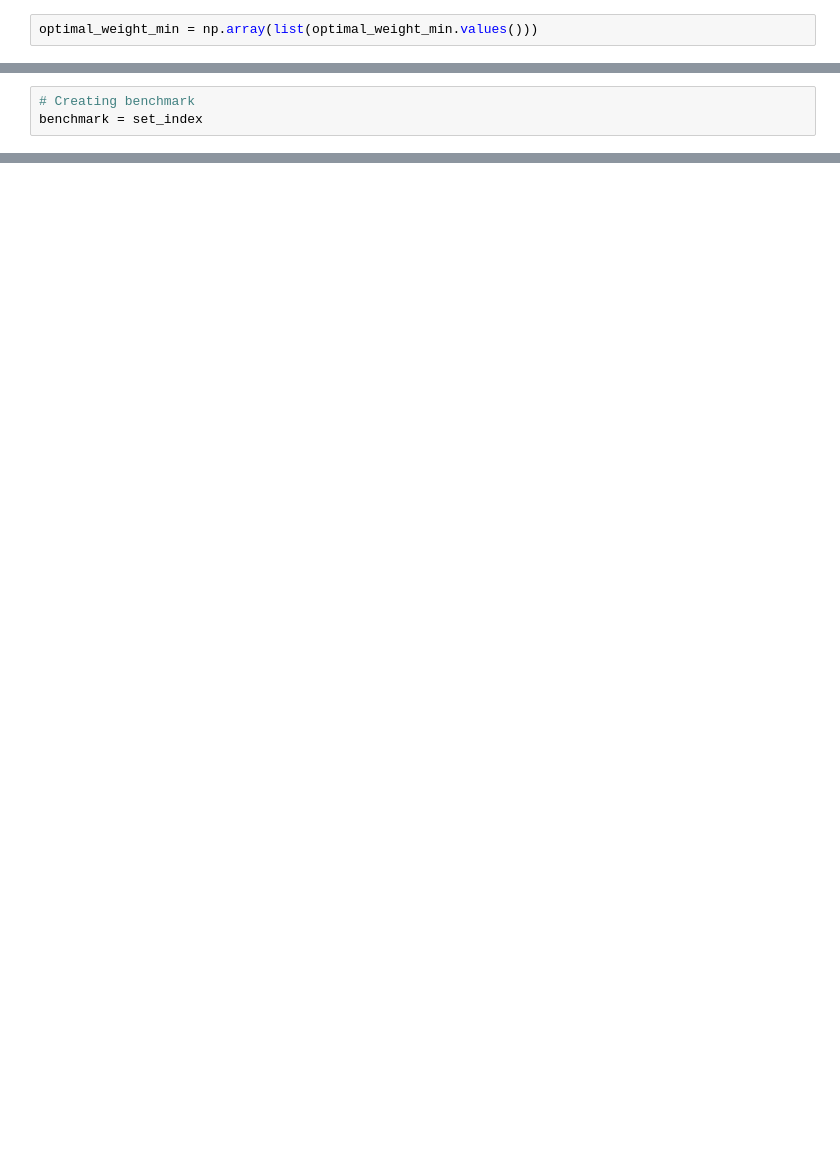
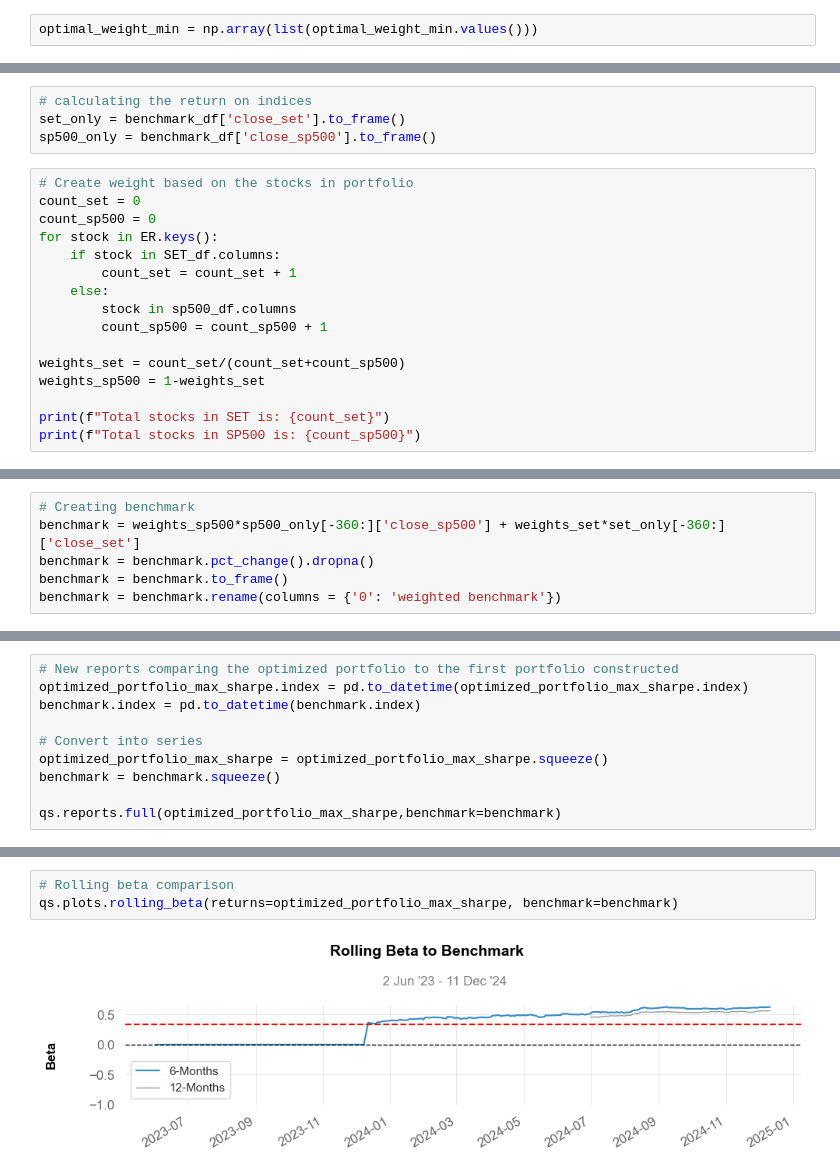
Before and after one commit to Thantip43/Portfolio_optimization, a Jupyter notebook: Code/4.0 Portfolio Optimization.ipynb, the cells around one changed output, grey strips where cells are left out. Cells and saved outputs as stored; diff of their text form; blank space fills up the shorter version.

```diff
--- a/Code/4.0 Portfolio Optimization.ipynb
+++ b/Code/4.0 Portfolio Optimization.ipynb
@@ -260,0 +276,20 @@ Sharpe Ratio: 0.46
+# %%
+# calculating the return on indices
+set_only = benchmark_df['close_set'].to_frame()
+sp500_only = benchmark_df['close_sp500'].to_frame()
+# %%
+# Create weight based on the stocks in portfolio
+count_set = 0
+count_sp500 = 0
+for stock in ER.keys():
+    if stock in SET_df.columns:
+        count_set = count_set + 1
+    else:
+        stock in sp500_df.columns
+        count_sp500 = count_sp500 + 1
+
+weights_set = count_set/(count_set+count_sp500)
+weights_sp500 = 1-weights_set
+
+print(f"Total stocks in SET is: {count_set}")
+print(f"Total stocks in SP500 is: {count_sp500}")
@@ -261,3 +299,6 @@ Sharpe Ratio: 0.46
 # %%
 # Creating benchmark
-benchmark = set_index
+benchmark = weights_sp500*sp500_only[-360:]['close_sp500'] + weights_set*set_only[-360:]['close_set']
+benchmark = benchmark.pct_change().dropna()
+benchmark = benchmark.to_frame()
+benchmark = benchmark.rename(columns = {'0': 'weighted benchmark'})
@@ -268,0 +305,10 @@ NameError: name 'optimized_portfolio' is not defined
+# %%
+# New reports comparing the optimized portfolio to the first portfolio constructed
+optimized_portfolio_max_sharpe.index = pd.to_datetime(optimized_portfolio_max_sharpe.index)
+benchmark.index = pd.to_datetime(benchmark.index)
+
+# Convert into series
+optimized_portfolio_max_sharpe = optimized_portfolio_max_sharpe.squeeze()
+benchmark = benchmark.squeeze()
+
+qs.reports.full(optimized_portfolio_max_sharpe,benchmark=benchmark)
@@ -268,0 +349,5 @@ NameError: name 'optimized_portfolio' is not defined
+# %%
+# Rolling beta comparison
+qs.plots.rolling_beta(returns=optimized_portfolio_max_sharpe, benchmark=benchmark)
+# %% [output]
+[figure, added]
```
Also changed, not shown: parts of 40 cells of this notebook, 1 other file.
